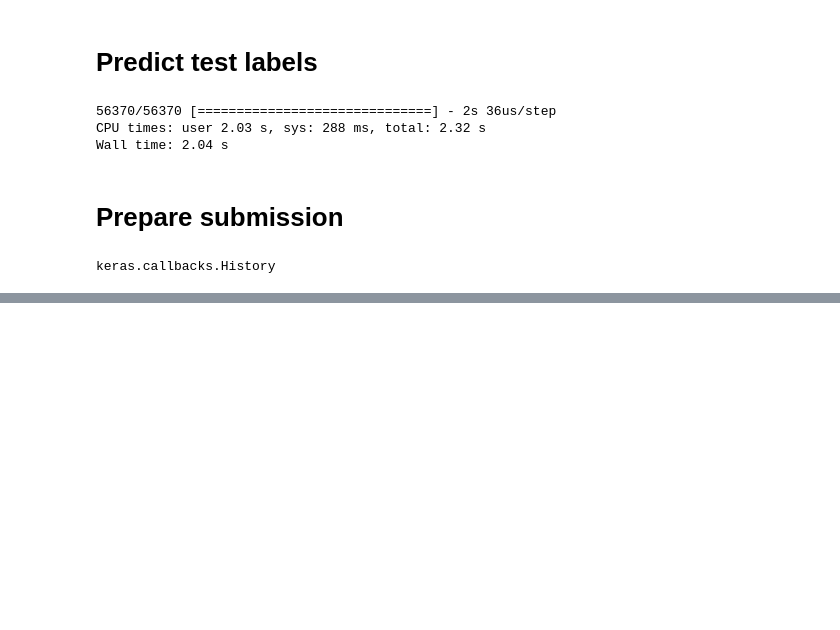
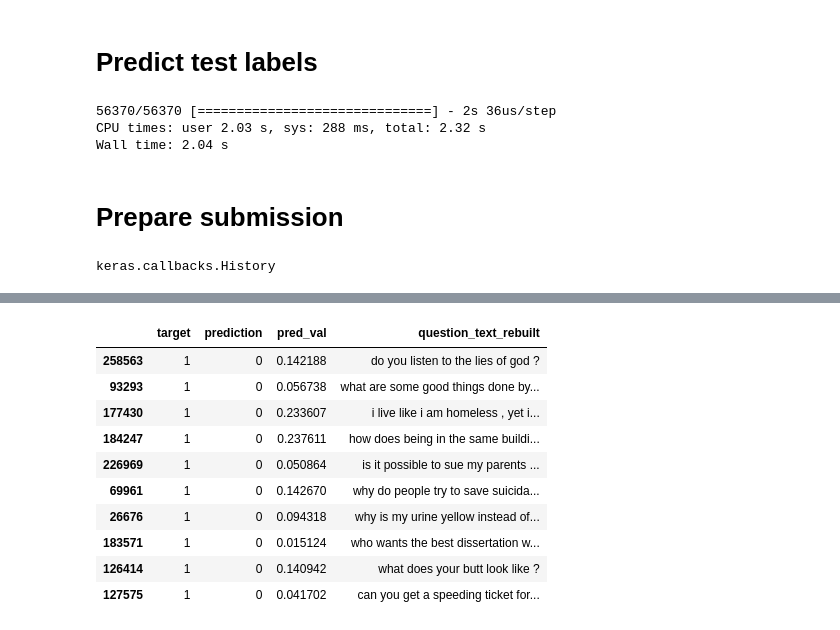
Before and after one commit to kfateem/udacity-ml, a Jupyter notebook: capstone/notebooks/capstoneV4.ipynb, the cells around one changed output, grey strips where cells are left out. Cells and saved outputs as stored; diff of their text form; code cells hidden in the pictures; blank space fills up the shorter version.

```diff
--- a/capstone/notebooks/capstoneV4.ipynb
+++ b/capstone/notebooks/capstoneV4.ipynb
@@ -830,0 +906,14 @@ pickle_out.close()
+# %%
+false_negative_extreme.sample(10)
+# %% [output]
+|  | target | prediction | pred_val | question_text_rebuilt |
+| 258563 | 1 | 0 | 0.142188 | do you listen to the lies of god ? |
+| 93293 | 1 | 0 | 0.056738 | what are some good things done by... |
+| 177430 | 1 | 0 | 0.233607 | i live like i am homeless , yet i... |
+| 184247 | 1 | 0 | 0.237611 | how does being in the same buildi... |
+| 226969 | 1 | 0 | 0.050864 | is it possible to sue my parents ... |
+| 69961 | 1 | 0 | 0.142670 | why do people try to save suicida... |
+| 26676 | 1 | 0 | 0.094318 | why is my urine yellow instead of... |
+| 183571 | 1 | 0 | 0.015124 | who wants the best dissertation w... |
+| 126414 | 1 | 0 | 0.140942 | what does your butt look like ? |
+| 127575 | 1 | 0 | 0.041702 | can you get a speeding ticket for... |
```
Also changed, not shown: parts of 16 cells of this notebook, 1 other file.
